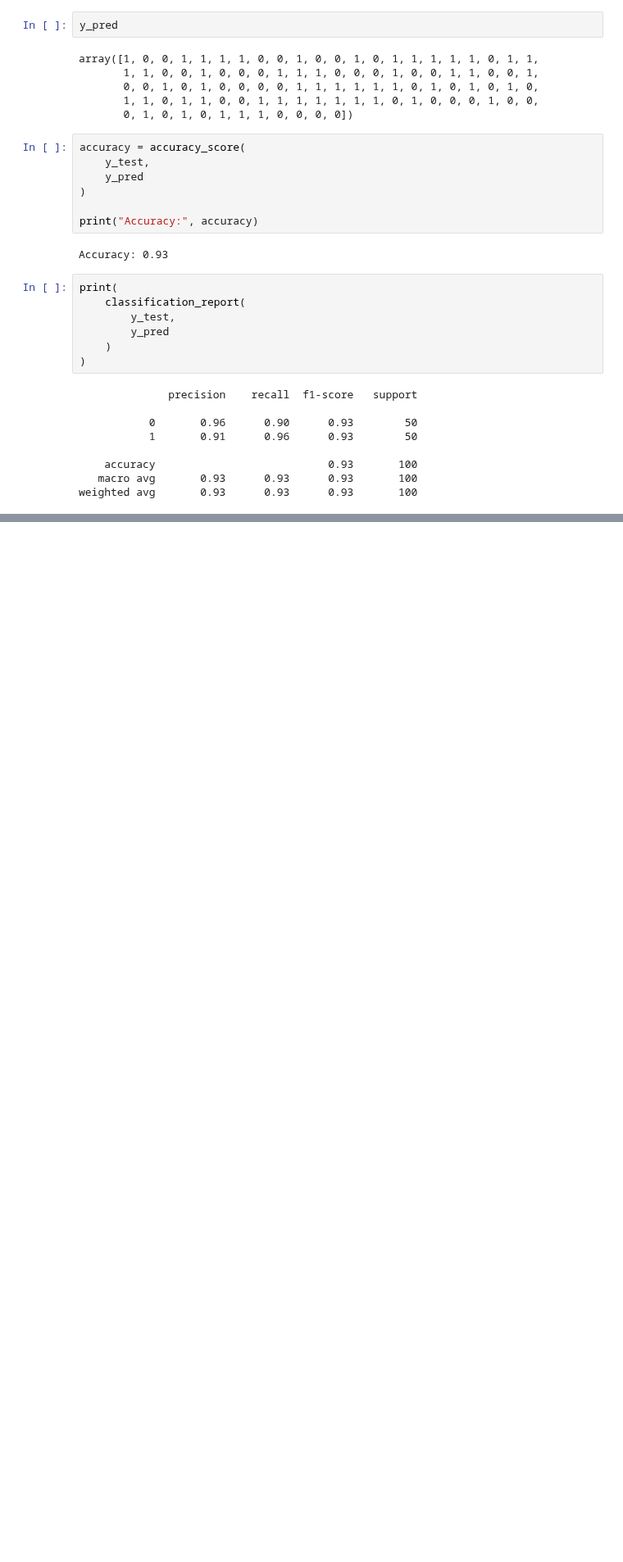
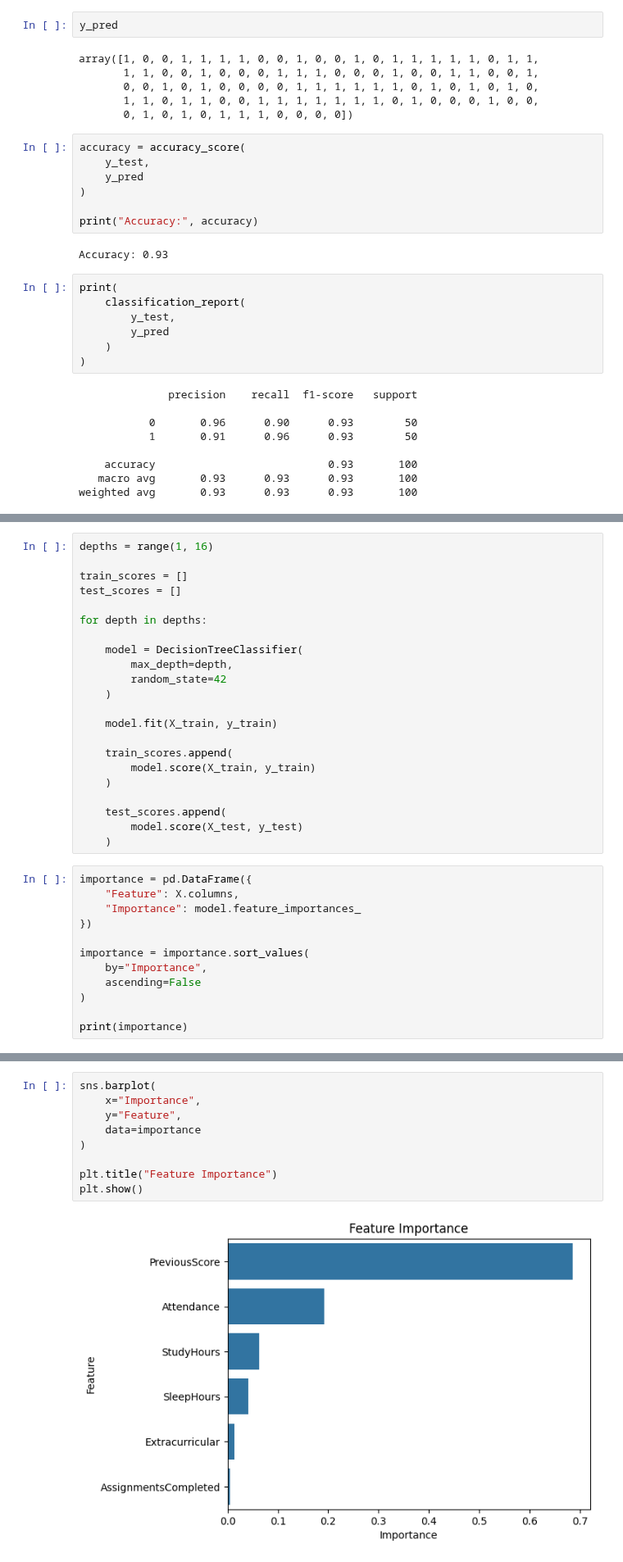
Before and after one commit to abhinavsinh014-prog/Machine-Learing, a Jupyter notebook: StudentPerformancePred.ipynb, the cells around one changed output, grey strips where cells are left out. Shown at 82% size. Drawn from its saved outputs; the diff is of its cells as text; blank space fills up the shorter version.

```diff
--- a/StudentPerformancePred.ipynb
+++ b/StudentPerformancePred.ipynb
@@ -176,0 +211,34 @@ weighted avg       0.93      0.93      0.93       100
+# %%
+depths = range(1, 16)
+
+train_scores = []
+test_scores = []
+
+for depth in depths:
+
+    model = DecisionTreeClassifier(
+        max_depth=depth,
+        random_state=42
+    )
+
+    model.fit(X_train, y_train)
+
+    train_scores.append(
+        model.score(X_train, y_train)
+    )
+
+    test_scores.append(
+        model.score(X_test, y_test)
+    )
+# %%
+importance = pd.DataFrame({
+    "Feature": X.columns,
+    "Importance": model.feature_importances_
+})
+
+importance = importance.sort_values(
+    by="Importance",
+    ascending=False
+)
+
+print(importance)
@@ -176,0 +253,11 @@ weighted avg       0.93      0.93      0.93       100
+# %%
+sns.barplot(
+    x="Importance",
+    y="Feature",
+    data=importance
+)
+
+plt.title("Feature Importance")
+plt.show()
+# %% [output]
+[figure, added]
```
Also changed, not shown: parts of 3 cells of this notebook.
